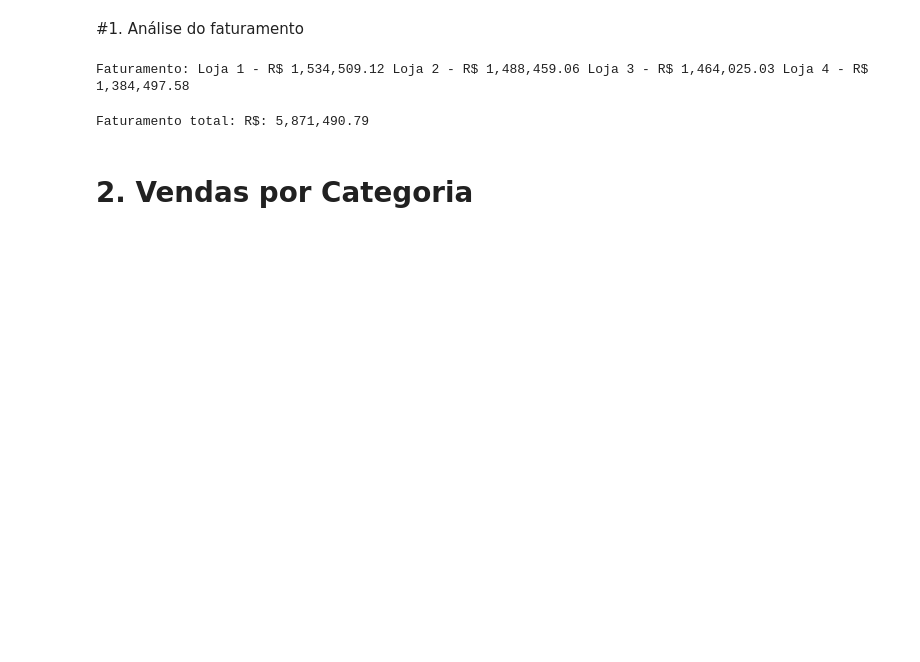
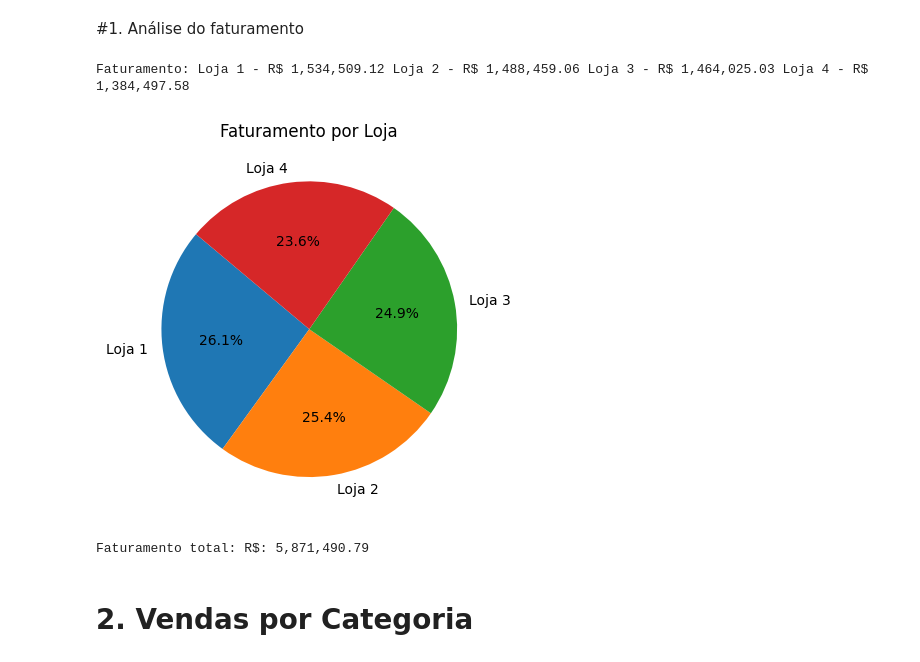
Before and after one commit to elara-mendes/challenge_alura_store, a Jupyter notebook: AluraStoreBr.ipynb, the cells around one changed output. Drawn from its saved outputs; the diff is of its cells as text; code cells hidden in the pictures; blank space fills up the shorter version.

```diff
--- a/AluraStoreBr.ipynb
+++ b/AluraStoreBr.ipynb
@@ -26,11 +27,19 @@ loja2.head()
 # %%
 loja1_faturamento = loja1["Preço"].sum().item()
 loja2_faturamento = loja2["Preço"].sum().item()
 loja3_faturamento = loja3["Preço"].sum().item()
 loja4_faturamento = loja4["Preço"].sum().item()
 print(f"Faturamento: Loja 1 - R$ {loja1_faturamento:,.2f} Loja 2 - R$ {loja2_faturamento:,.2f} Loja 3 - R$ {loja3_faturamento:,.2f} Loja 4 - R$ {loja4_faturamento:,.2f}")
+
+todos_faturamentos = [loja1_faturamento, loja2_faturamento, loja3_faturamento, loja4_faturamento]
+lojas = ["Loja 1", "Loja 2", "Loja 3", "Loja 4"]
+
+plt.pie(todos_faturamentos, labels=lojas, autopct="%1.1f%%", startangle=140)
+plt.title("Faturamento por Loja")
+plt.show()
 # %% [output]
 Faturamento: Loja 1 - R$ 1,534,509.12 Loja 2 - R$ 1,488,459.06 Loja 3 - R$ 1,464,025.03 Loja 4 - R$ 1,384,497.58
+[figure, added]
 # %%
 faturamento_total = loja1_faturamento + loja2_faturamento + loja3_faturamento + loja4_faturamento
 print(f"Faturamento total: R$: {faturamento_total:,.2f}")
```
Also changed, not shown: parts of 4 cells of this notebook.
